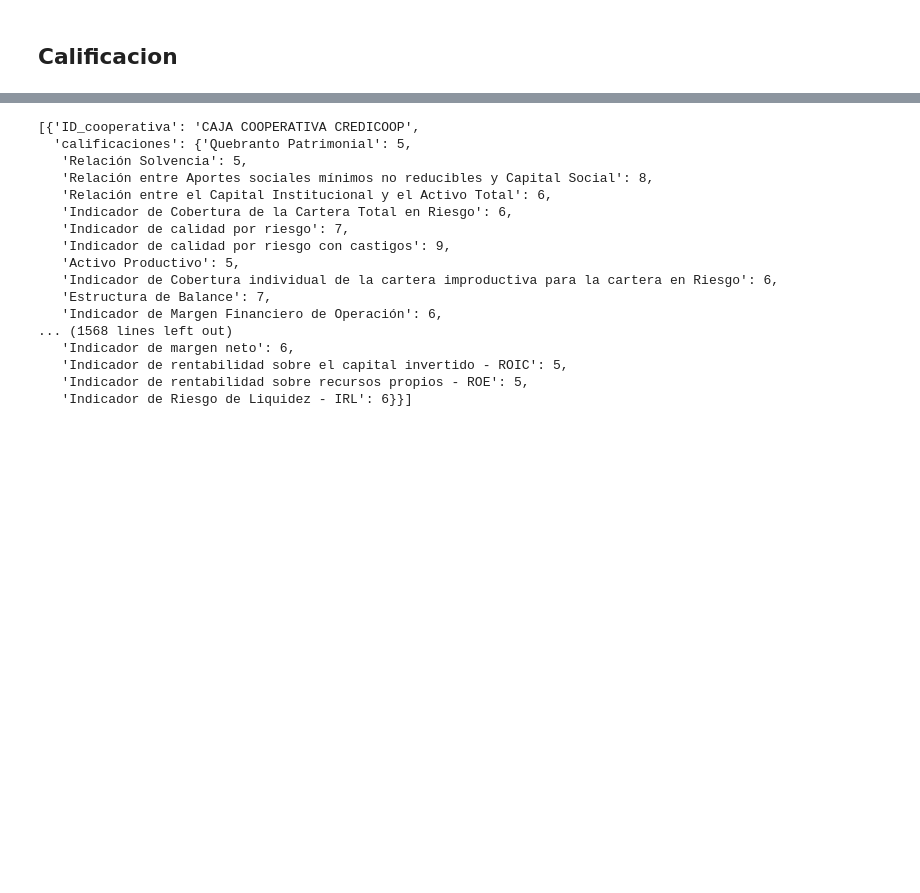
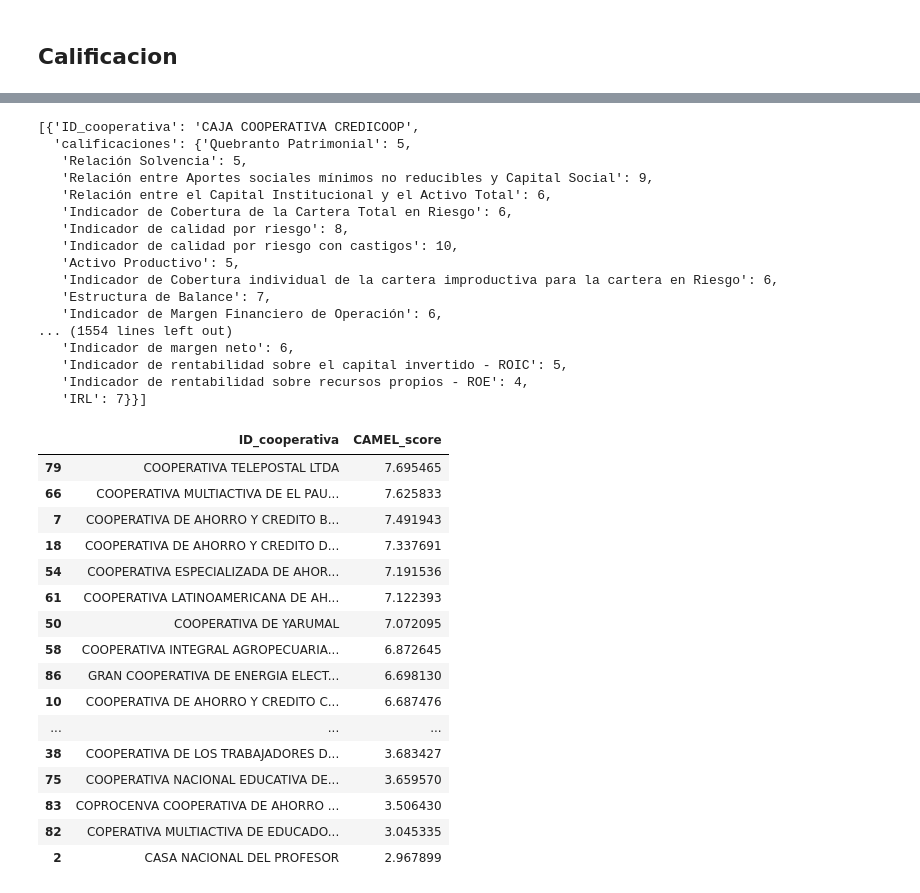
Before and after one commit to LianaD26/CAMEL_Model_percentages, a Jupyter notebook: notebooks/calificacion_camel.ipynb, the cells around one changed output, grey strips where cells are left out. Saved outputs shown, nothing was run; the diff lists cells and outputs as text; code cells hidden in the pictures; blank space fills up the shorter version.

Commit message:
add changes in pesos

```diff
--- a/notebooks/calificacion_camel.ipynb
+++ b/notebooks/calificacion_camel.ipynb
@@ -100,5 +90,6 @@ array(['Quebranto Patrimonial', 'Relación Solvencia',
 # %%
-names_coop = datos["ID_cooperativa"].tolist()
-pesos_pca_grupo_coops(df=datos, lista_coops=names_coop)
+names_coop = datos_copia["ID_cooperativa"].tolist()
+pesos = pesos_pca_grupo_coops(df=datos_copia, lista_coops=names_coop)
+pesos
 # %% [output]
 ID_indicador
@@ -235,23 +275,69 @@ def calcular_calificaciones_formato_lista(df: pd.DataFrame):
 
     return list(resultado_final.values())
 # %%
-calificaciones = calcular_calificaciones_formato_lista(datos)
+calificaciones = calcular_calificaciones_formato_lista(datos_copia)
 calificaciones
 # %% [output]
 [{'ID_cooperativa': 'CAJA COOPERATIVA CREDICOOP',
   'calificaciones': {'Quebranto Patrimonial': 5,
    'Relación Solvencia': 5,
-   'Relación entre Aportes sociales mínimos no reducibles y Capital Social': 8,
+   'Relación entre Aportes sociales mínimos no reducibles y Capital Social': 9,
    'Relación entre el Capital Institucional y el Activo Total': 6,
    'Indicador de Cobertura de la Cartera Total en Riesgo': 6,
-   'Indicador de calidad por riesgo': 7,
-   'Indicador de calidad por riesgo con castigos': 9,
+   'Indicador de calidad por riesgo': 8,
+   'Indicador de calidad por riesgo con castigos': 10,
    'Activo Productivo': 5,
    'Indicador de Cobertura individual de la cartera improductiva para la cartera en Riesgo': 6,
    'Estructura de Balance': 7,
    'Indicador de Margen Financiero de Operación': 6,
-... (1568 lines left out)
+... (1554 lines left out)
    'Indicador de margen neto': 6,
    'Indicador de rentabilidad sobre el capital invertido - ROIC': 5,
-   'Indicador de rentabilidad sobre recursos propios - ROE': 5,
-   'Indicador de Riesgo de Liquidez - IRL': 6}}]
+   'Indicador de rentabilidad sobre recursos propios - ROE': 4,
+   'IRL': 7}}]
+# %%
+def calcular_camel(lista, pesos):
+    # Normalizar pesos
+    pesos_norm = pesos / pesos.sum()
+
+    resultados = []
+
+    for coop in lista:
+        nombre = coop["ID_cooperativa"]
+        califs = coop["calificaciones"]
+
+        score = 0
+
+        for indicador, peso in pesos_norm.items():
+            calificacion = califs.get(indicador, 0)  # si falta, toma 0
+            score += calificacion * peso
+
+        resultados.append({
+            "ID_cooperativa": nombre,
+            "CAMEL_score": score
+        })
+
+    return pd.DataFrame(resultados)
+# %%
+pd.set_option('display.max_rows', None)
+pd.set_option('display.max_columns', None)
+camel_coop=calcular_camel(calificaciones, pesos)
+camel_coop.sort_values("CAMEL_score", ascending=False)
+# %% [output]
+|  | ID_cooperativa | CAMEL_score |
+| 79 | COOPERATIVA TELEPOSTAL LTDA | 7.695465 |
+| 66 | COOPERATIVA MULTIACTIVA DE EL PAU... | 7.625833 |
+| 7 | COOPERATIVA DE AHORRO Y CREDITO B... | 7.491943 |
+| 18 | COOPERATIVA DE AHORRO Y CREDITO D... | 7.337691 |
+| 54 | COOPERATIVA ESPECIALIZADA DE AHOR... | 7.191536 |
+| 61 | COOPERATIVA LATINOAMERICANA DE AH... | 7.122393 |
+| 50 | COOPERATIVA DE YARUMAL | 7.072095 |
+| 58 | COOPERATIVA INTEGRAL AGROPECUARIA... | 6.872645 |
+| 86 | GRAN COOPERATIVA DE ENERGIA ELECT... | 6.698130 |
+| 10 | COOPERATIVA DE AHORRO Y CREDITO C... | 6.687476 |
+| ... | ... | ... |
+| 38 | COOPERATIVA DE LOS TRABAJADORES D... | 3.683427 |
+| 75 | COOPERATIVA NACIONAL EDUCATIVA DE... | 3.659570 |
+| 83 | COPROCENVA COOPERATIVA DE AHORRO ... | 3.506430 |
+| 82 | COPERATIVA MULTIACTIVA DE EDUCADO... | 3.045335 |
+| 2 | CASA NACIONAL DEL PROFESOR | 2.967899 |
```
Also changed, not shown: parts of 9 cells of this notebook, 7 other files.
